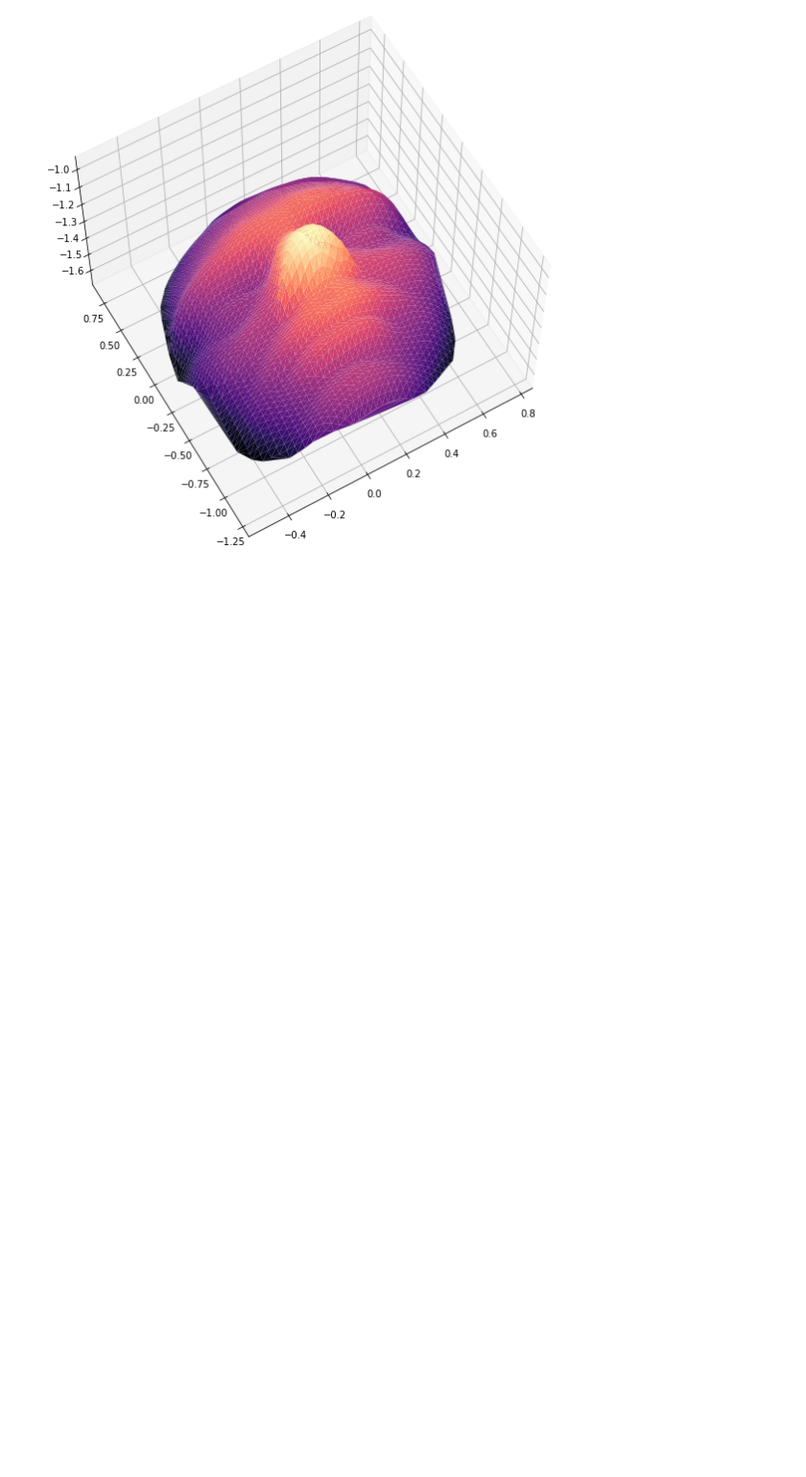
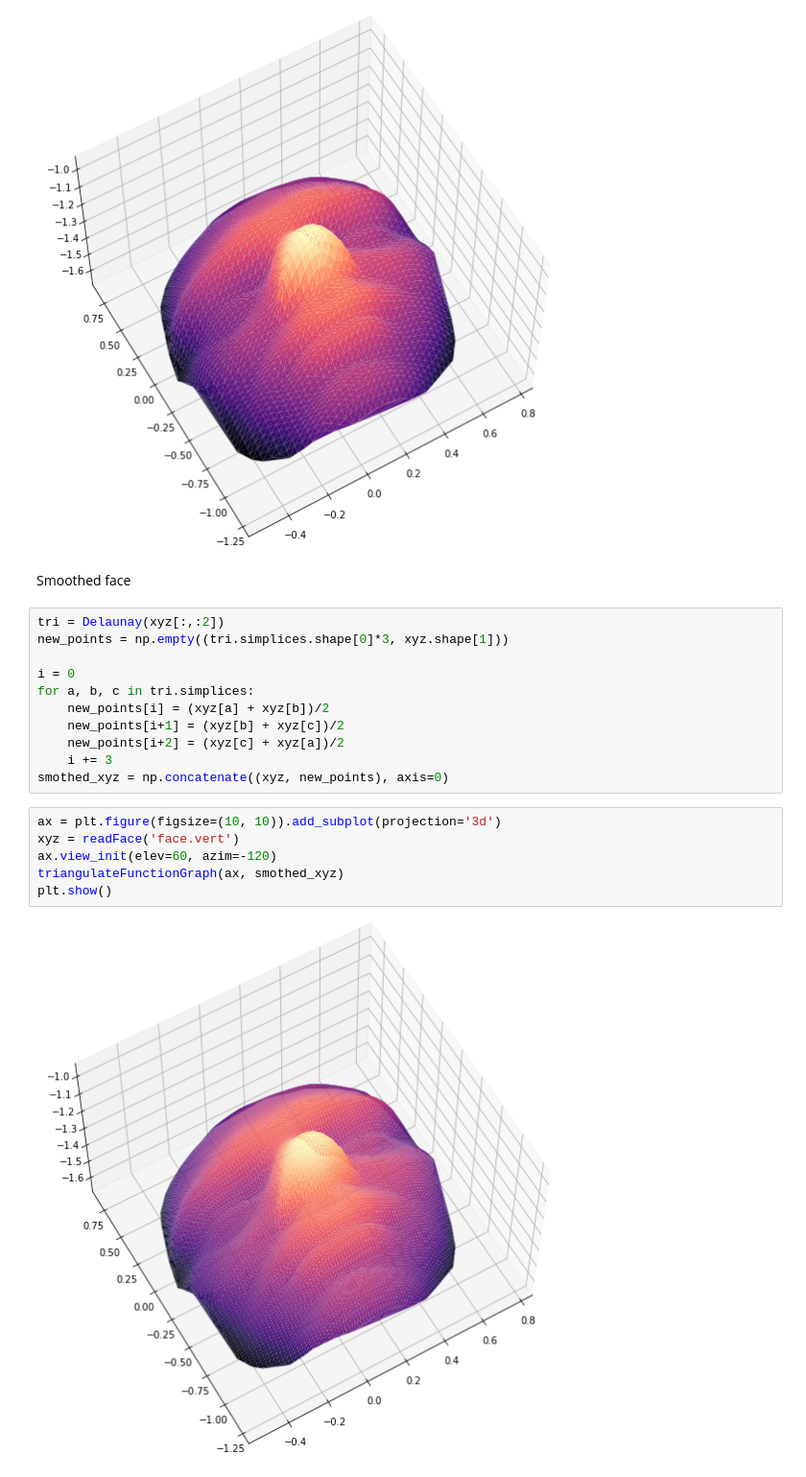
Before and after one commit to kuco23/triangulation, a Jupyter notebook: traingulation.ipynb, the cells around one changed output. Shown at 96% size. Drawn from its saved outputs; the diff is of its cells as text; blank space fills up the shorter version.

Commit message:
Smoothes the face

```diff
--- a/traingulation.ipynb
+++ b/traingulation.ipynb
@@ -136,3 +136,24 @@ triangulateFunctionGraph(ax, xyz)
 plt.show()
 # %% [output]
 [figure]
+# %% [markdown]
+Smoothed face
+# %%
+tri = Delaunay(xyz[:,:2])
+new_points = np.empty((tri.simplices.shape[0]*3, xyz.shape[1]))
+
+i = 0
+for a, b, c in tri.simplices:
+    new_points[i] = (xyz[a] + xyz[b])/2
+    new_points[i+1] = (xyz[b] + xyz[c])/2
+    new_points[i+2] = (xyz[c] + xyz[a])/2
+    i += 3
+smothed_xyz = np.concatenate((xyz, new_points), axis=0)
+# %%
+ax = plt.figure(figsize=(10, 10)).add_subplot(projection='3d')
+xyz = readFace('face.vert')
+ax.view_init(elev=60, azim=-120)
+triangulateFunctionGraph(ax, smothed_xyz)
+plt.show()
+# %% [output]
+[figure, added]
```
